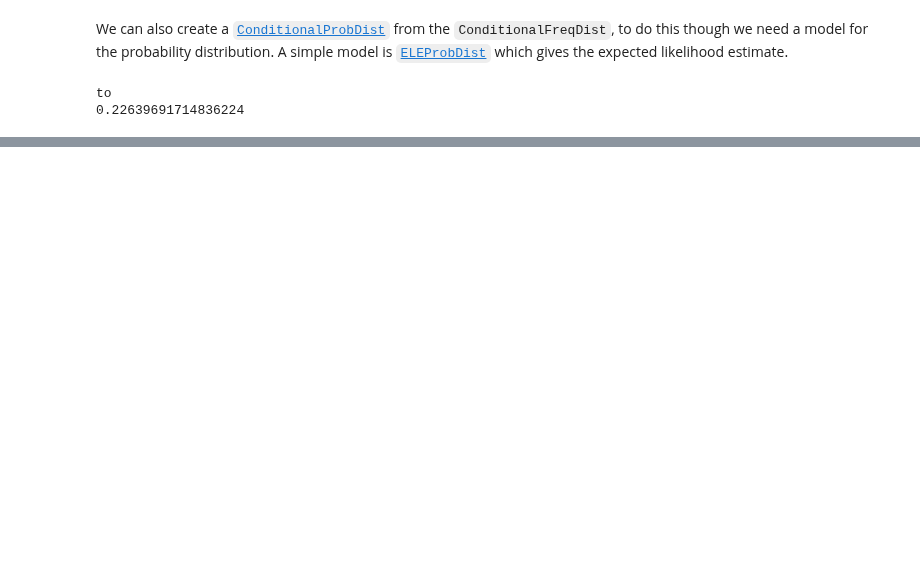
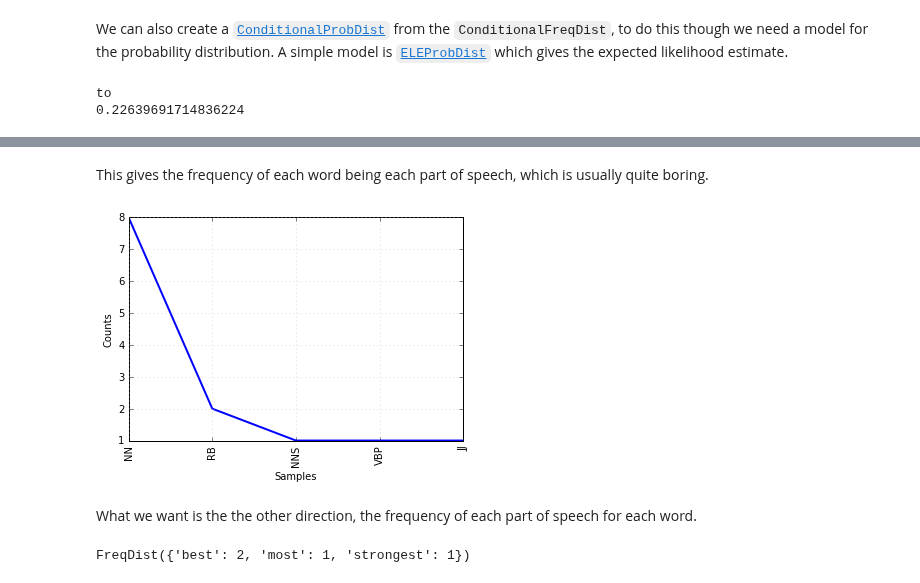
Before and after one commit to KnowledgeLab/content_analysis, a Jupyter notebook: notebooks/2-Corpus-Linguistics.ipynb, the cells around one changed output, grey strips where cells are left out. Cells and saved outputs as stored; diff of their text form; code cells hidden in the pictures; blank space fills up the shorter version.

```diff
--- a/notebooks/2-Corpus-Linguistics.ipynb
+++ b/notebooks/2-Corpus-Linguistics.ipynb
@@ -429,0 +438,2 @@ to
+# %%
+whReleases['normalized_tokens_POS'] = [nltk.pos_tag(t) for t in whReleases['normalized_tokens']]
@@ -429,0 +442,3 @@ to
+# %%
+whcfdist_WordtoPOS = nltk.ConditionalFreqDist(whReleases['normalized_tokens_POS'].sum())
+list(whcfdist_WordtoPOS.items())[:10]
@@ -429,0 +456,13 @@ to
+# %% [markdown]
+This gives the frequency of each word being each part of speech, which is usually quite boring.
+# %%
+whcfdist_WordtoPOS['administr'].plot()
+# %% [output]
+[figure, added]
+# %% [markdown]
+What we want is the the other direction, the frequency of each part of speech for each word.
+# %%
+whcfdist_POStoWord = nltk.ConditionalFreqDist((p, w) for w, p in whReleases['normalized_tokens_POS'].sum())
+whcfdist_POStoWord['JJS']
+# %% [output]
+FreqDist({'best': 2, 'most': 1, 'strongest': 1})
```
Also changed, not shown: parts of 19 cells of this notebook, 9 other files.
